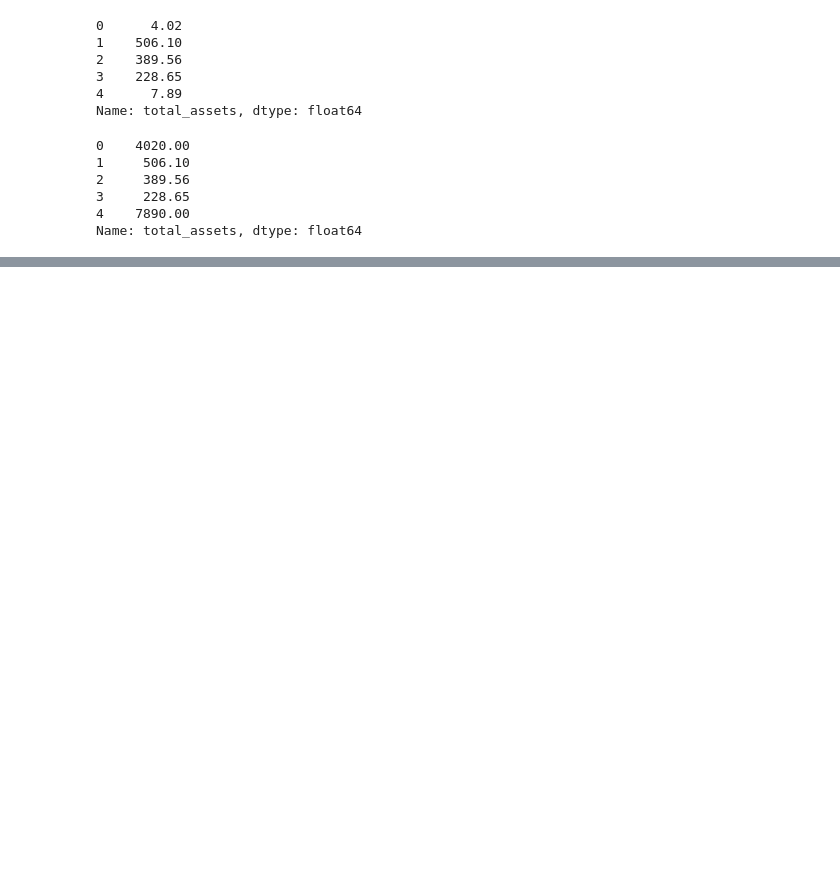
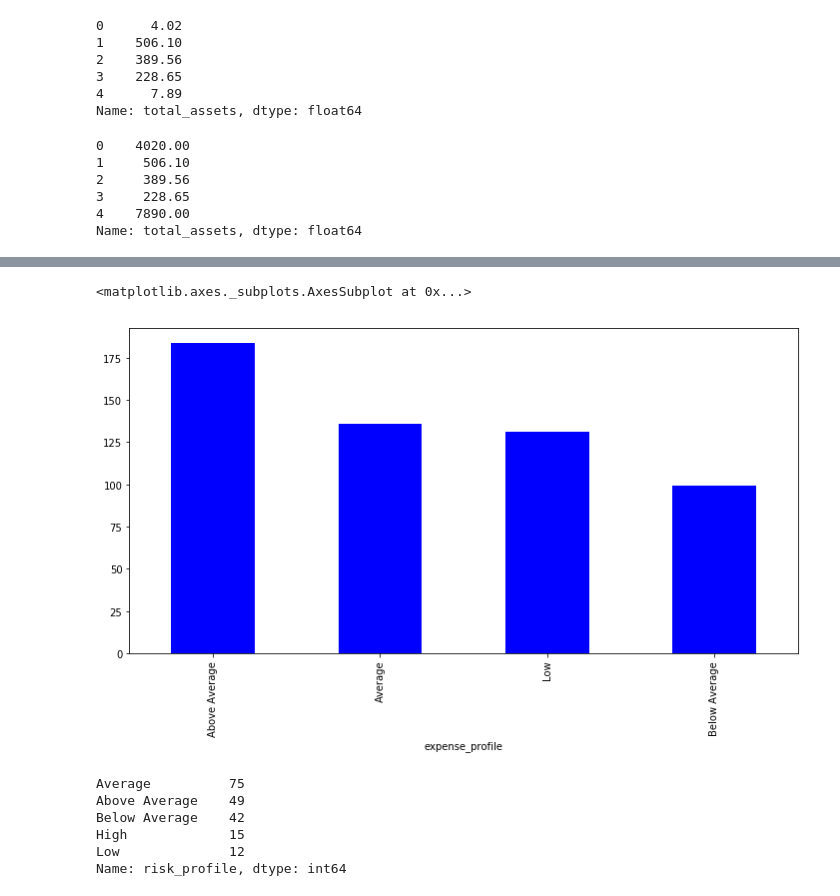
Before and after one commit to Luke-Gray/us_news_rankings_expense_ratio, a Jupyter notebook: final_join_usnews.ipynb, the cells around one changed output, grey strips where cells are left out. Cells and saved outputs as stored; diff of their text form; code cells hidden in the pictures; blank space fills up the shorter version.

```diff
--- a/final_join_usnews.ipynb
+++ b/final_join_usnews.ipynb
@@ -284 +365,15 @@ full_funds['total_assets']
+# %%
+full_funds.groupby('expense_profile')['fund_rank'].mean().sort_values(ascending=False).plot.bar(label = "Rank and Expense Profile", color='b', figsize=(12,6))
+# %% [output]
+<matplotlib.axes._subplots.AxesSubplot at 0x...>
+[figure, added]
+# %%
+full_funds['risk_profile'].value_counts()
+# %% [output]
+Average          75
+Above Average    49
+Below Average    42
+High             15
+Low              12
+Name: risk_profile, dtype: int64
 # %%
```
Also changed, not shown: parts of 19 cells of this notebook, 1 other file.
